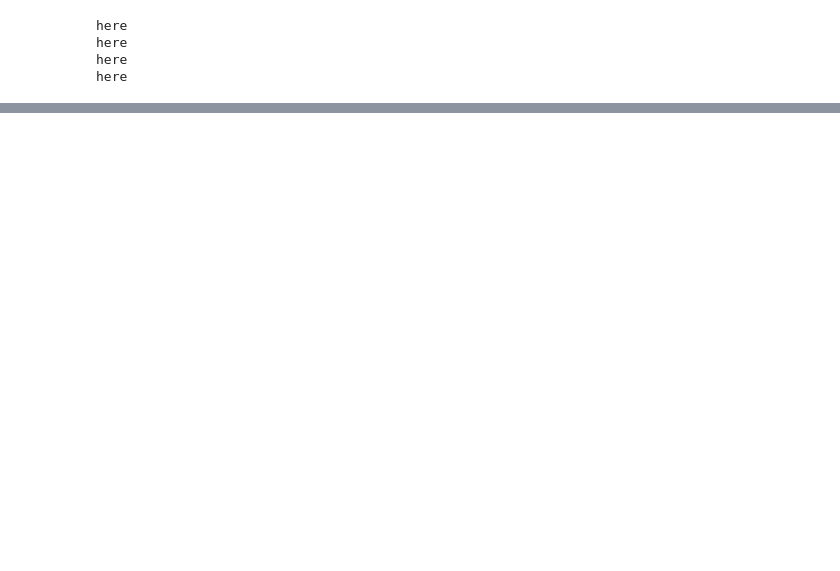
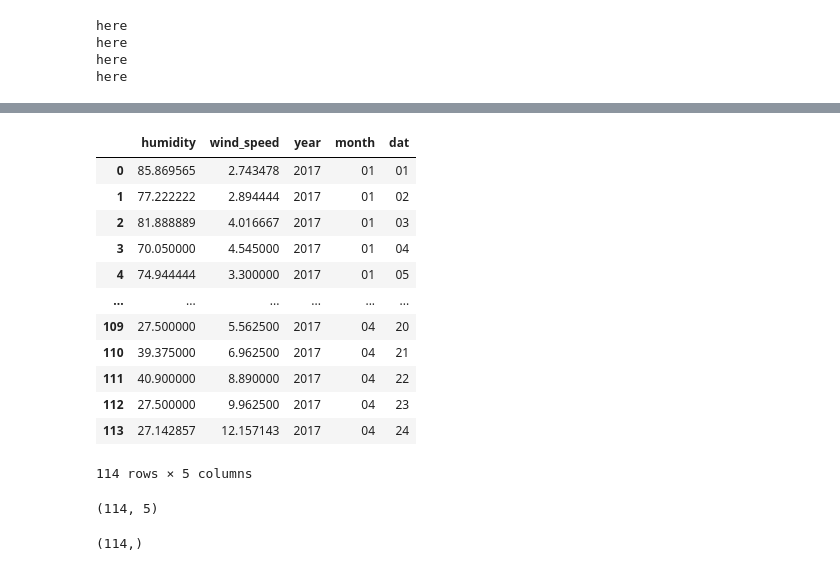
Before and after one commit to i-shitizkhanna/Time-Series-Forecasting, a Jupyter notebook: Logistic Classfier.ipynb, the cells around one changed output, grey strips where cells are left out. Drawn from its saved outputs; the diff is of its cells as text; code cells hidden in the pictures; blank space fills up the shorter version.

```diff
--- a/Logistic Classfier.ipynb
+++ b/Logistic Classfier.ipynb
@@ -341,0 +436,29 @@ here
+# %%
+test.drop('meantemp',inplace=True,axis=1)
+test.drop('date',inplace=True,axis=1)
+test.drop('meanpressure',inplace=True,axis=1)
+test
+# %% [output]
+|  | humidity | wind_speed | year | month | dat |
+| 0 | 85.869565 | 2.743478 | 2017 | 01 | 01 |
+| 1 | 77.222222 | 2.894444 | 2017 | 01 | 02 |
+| 2 | 81.888889 | 4.016667 | 2017 | 01 | 03 |
+| 3 | 70.050000 | 4.545000 | 2017 | 01 | 04 |
+| 4 | 74.944444 | 3.300000 | 2017 | 01 | 05 |
+| ... | ... | ... | ... | ... | ... |
+| 109 | 27.500000 | 5.562500 | 2017 | 04 | 20 |
+| 110 | 39.375000 | 6.962500 | 2017 | 04 | 21 |
+| 111 | 40.900000 | 8.890000 | 2017 | 04 | 22 |
+| 112 | 27.500000 | 9.962500 | 2017 | 04 | 23 |
+| 113 | 27.142857 | 12.157143 | 2017 | 04 | 24 |
+114 rows × 5 columns
+# %%
+X=test.iloc[:,:].values
+X.shape
+# %% [output]
+(114, 5)
+# %%
+pred=pred.values
+pred.shape
+# %% [output]
+(114,)
```
Also changed, not shown: parts of 22 cells of this notebook, 1 other file.
